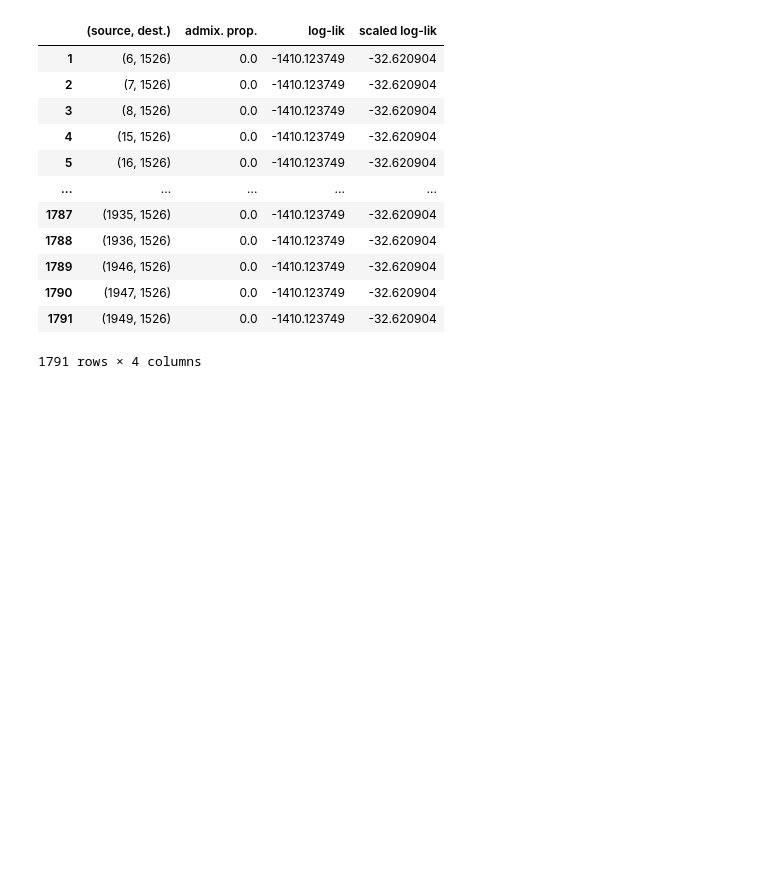
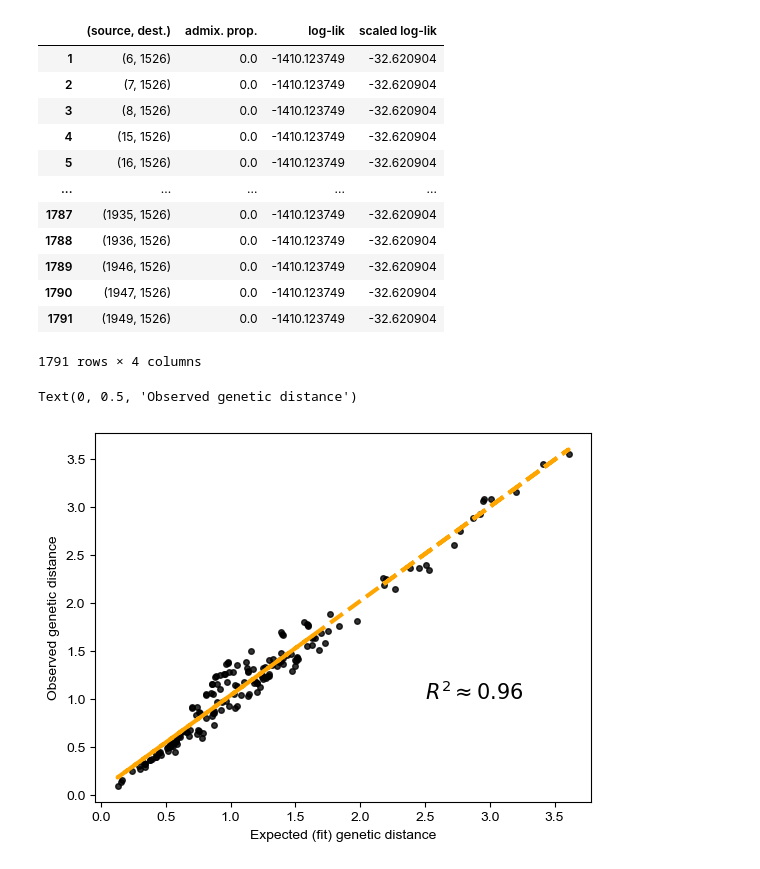
Before and after one commit to NovembreLab/feems, a Jupyter notebook: docs/notebooks/empirical-warblers.ipynb, the cells around one changed output. Drawn from its saved outputs; the diff is of its cells as text; code cells hidden in the pictures; blank space fills up the shorter version.

```diff
--- a/docs/notebooks/empirical-warblers.ipynb
+++ b/docs/notebooks/empirical-warblers.ipynb
@@ -317,37 +327,40 @@ array([   2,  344,  630,  649,  674,  698,  699,  903, 1250, 1314, 1358,
 | 1791 | (1949, 1526) | 0.0 | -1410.123749 | -32.620904 |
 1791 rows × 4 columns
 # %%
-lamb_grid = np.geomspace(1e-4, 1e1, 10)[::-1]
-cv_err = run_cv(warblr_graph, lamb_grid, factr=1e10)
-mean_cv_err = np.mean(cv_err, axis=0)
+# lamb_grid = np.geomspace(1e-4, 1e1, 10)[::-1]
+# cv_err = run_cv(warblr_graph, lamb_grid, factr=1e10)
+# mean_cv_err = np.mean(cv_err, axis=0)
 # # float(lamb_grid[np.argmin(mean_cv_err)])
 
-plt.plot(lamb_grid,mean_cv_err,'bo'); plt.axvline(float(lamb_grid[np.argmin(mean_cv_err)]),color='orange'); plt.semilogx(); plt.xlabel(r'$\lambda$'); plt.ylabel('CV error'); plt.grid()
+# plt.plot(lamb_grid,mean_cv_err,'bo'); plt.axvline(float(lamb_grid[np.argmin(mean_cv_err)]),color='orange'); plt.semilogx(); plt.xlabel(r'$\lambda$'); plt.ylabel('CV error'); plt.grid()
 
 # sp_graph = FEEMSmix_SpatialGraph(genotypes, coord, grid, edges)
 # sp_graph.fit(lamb=.01, optimize_q='n-dim')
 
 # projection = ccrs.AzimuthalEquidistant(central_longitude=-120.88, central_latitude=39.27)
 # fig = plt.figure(dpi=200)
 # ax = fig.add_subplot(1, 1, 1, projection=projection)
 # v = Viz(ax, sp_graph, projection=projection, edge_width=.5, edge_alpha=1, edge_zorder=100, sample_pt_size=10, obs_node_textsize=5,
 #         obs_node_size=7.5, sample_pt_color="black", cbar_ticklabelsize=8, cbar_width=0.5, cbar_height=0.1, cbar_font_size=8)
 # v.draw_map(); v.draw_edges(use_weights=True); v.draw_obs_nodes(use_ids=False); v.draw_edge_colorbar()
 
-# obj = FEEMSmix_Objective(sp_graph); obj.inv(); obj.Lpinv = np.linalg.pinv(obj.sp_graph.L.todense()); obj.grad(reg=False)
-# tril_idx = np.tril_indices(sp_graph.n_observed_nodes, k=-1)
+# obj = Objective(warblr_graph); obj.inv(); #obj.Lpinv = np.linalg.pinv(obj.sp_graph.L.todense()); obj.grad(reg=False)
+# tril_idx = np.tril_indices(warblr_graph.n_observed_nodes, k=-1)
 # fit_cov, _, emp_cov = comp_mats(obj)
 # fit_dist = cov_to_dist(fit_cov)[tril_idx]
 # emp_dist = cov_to_dist(emp_cov)[tril_idx]
 
 # X = sm.add_constant(fit_dist)
 # mod = sm.OLS(emp_dist, X)
 # res = mod.fit()
 # muhat, betahat = res.params
-# plt.plot(fit_dist, emp_dist, 'o', color='k', alpha=0.8, markersize=4); plt.xlabel('Expected (fit) genetic distance');
-# plt.plot(fit_dist, betahat*fit_dist+muhat, color='orange', ls='--', lw=1)
+plt.plot(fit_dist, emp_dist, 'o', color='k', alpha=0.8, markersize=4); plt.xlabel('Expected (fit) genetic distance');
+plt.plot(fit_dist, betahat*fit_dist+muhat, color='orange', ls='--', lw=3)
 # plt.axline((1,1),slope=1,color='orange',ls='--',lw=2); plt.grid()
-# plt.text(3.5, 1.5, r'$R^2 \approx {:.2f}$'.format(res.rsquared_adj), fontsize=15); plt.ylabel('Observed genetic distance')
+plt.text(2.5, 1, r'$R^2 \approx {:.2f}$'.format(res.rsquared_adj), fontsize=15); plt.ylabel('Observed genetic distance')
 
-# outlier_df = obj.extract_outliers(pthresh=0.001,verbose=False)
+# outlier_df = warblr_graph.extract_outliers(fdr=0.8)
+# %% [output]
+Text(0, 0.5, 'Observed genetic distance')
+[figure, added]
 # %%
```
Also changed, not shown: parts of 5 cells of this notebook, 6 other files.
